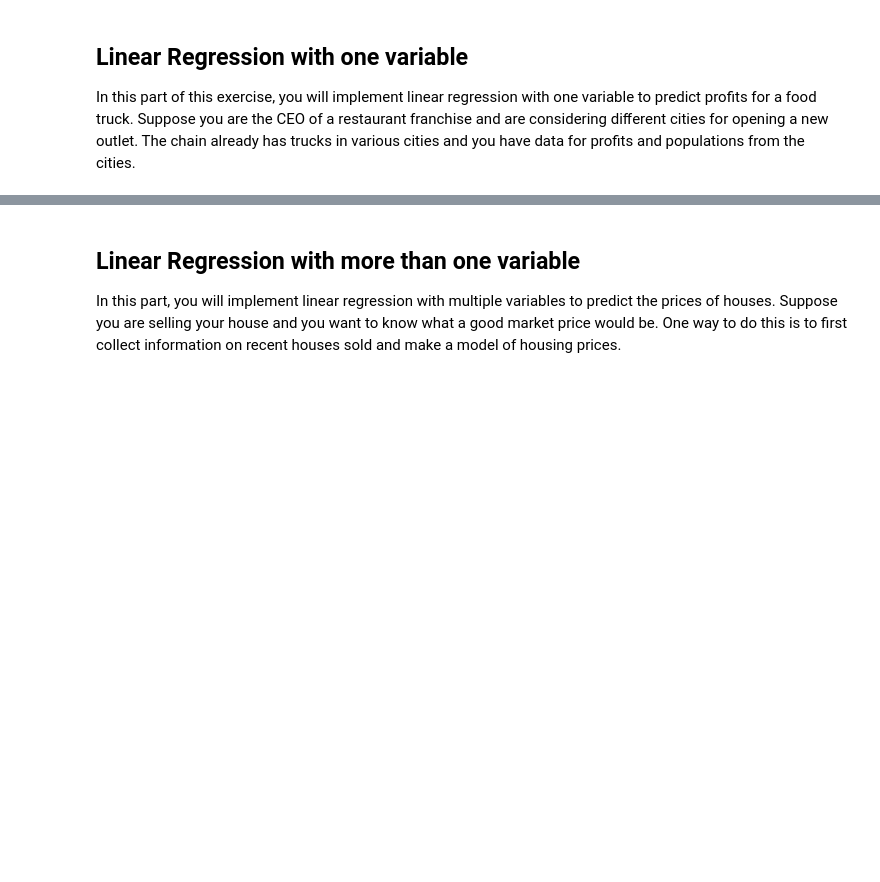
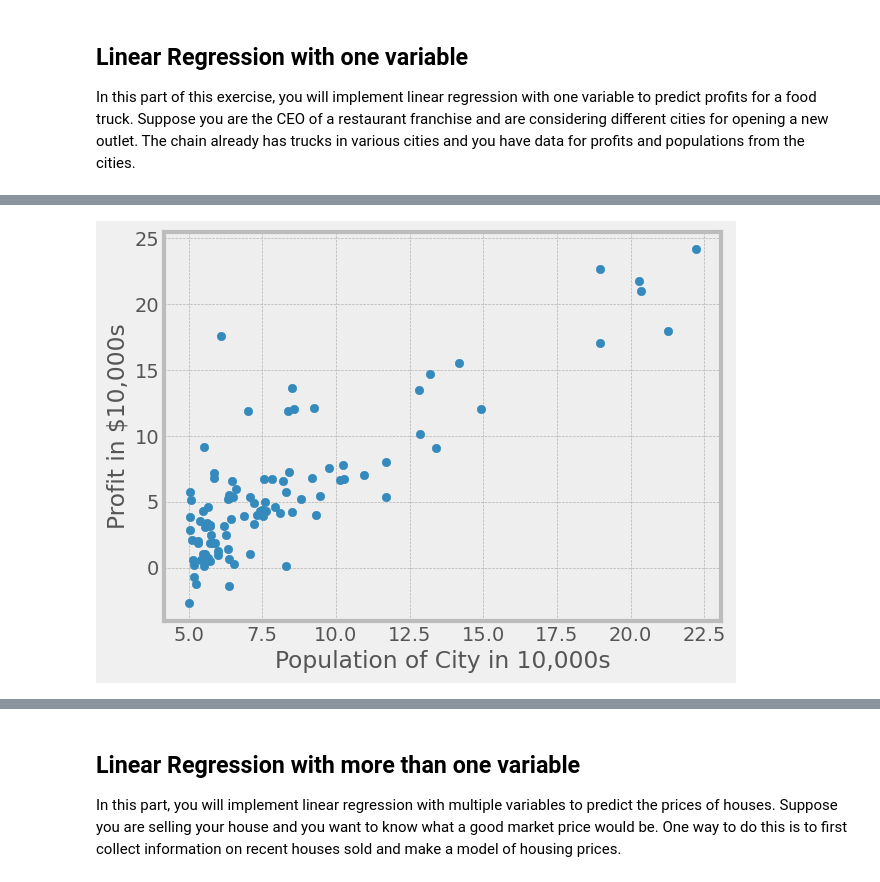
Before and after one commit to samisaf/Learning-AI, a Jupyter notebook: Coursera - Octave Machine Learning/01 Linear Regression.ipynb, the cells around one changed output, grey strips where cells are left out. Cells and saved outputs as stored; diff of their text form; code cells hidden in the pictures; blank space fills up the shorter version.

Commit message:
updates linear regression

```diff
--- a/Coursera - Octave Machine Learning/01 Linear Regression.ipynb
+++ b/Coursera - Octave Machine Learning/01 Linear Regression.ipynb
@@ -33,7 +3,0 @@ Using this formula does not require any feature scaling, and you get an exact so
-# %%
-import numpy as np
-import matplotlib.pyplot as plt
-import scipy.optimize
-import sklearn.linear_model
-plt.style.use('ggplot')
-# plt.style.available
@@ -122 +11,8 @@ def linear_reg5(X, y):
+# %%
+import numpy as np
+import matplotlib.pyplot as plt
+import scipy.optimize
+import sklearn.linear_model
+plt.style.available
+plt.style.use('bmh')
 # %%
@@ -150,0 +50,7 @@ print(y1[0:3])
+# %%
+plt.scatter(X1, y1)
+plt.xlabel('Population of City in 10,000s')
+plt.ylabel('Profit in $10,000s')
+plt.show()
+# %% [output]
+[figure, added]
```
Also changed, not shown: parts of 44 cells of this notebook, 2 other files.
